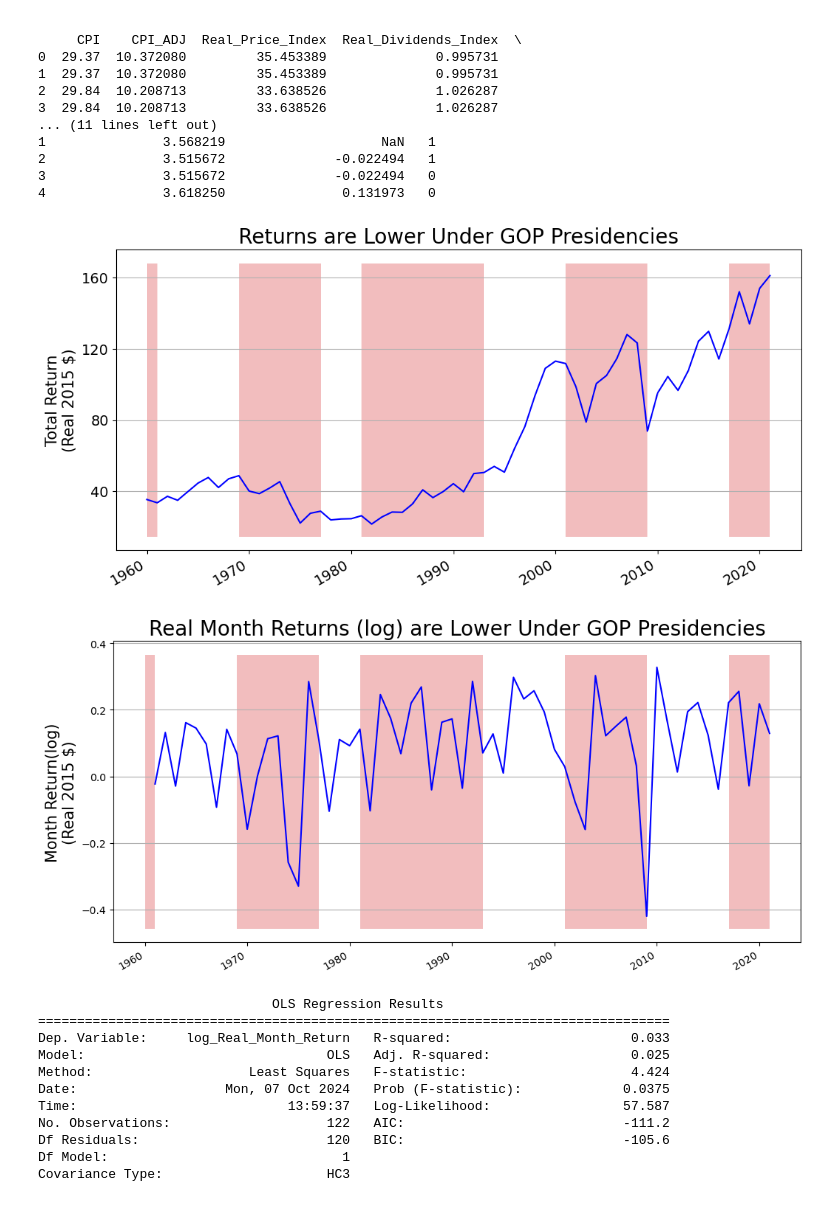
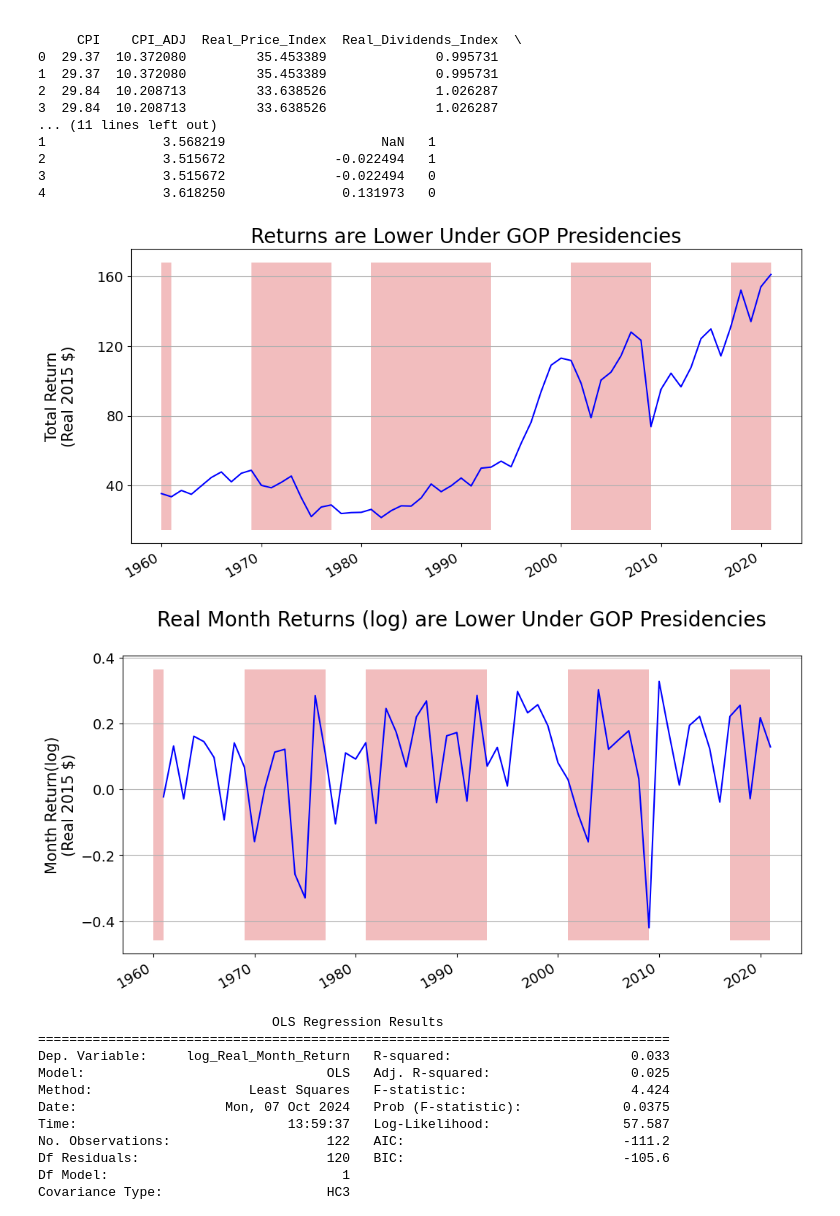
Before and after one commit to yazzymettawa/as.180.369, a Jupyter notebook: contrib/yazzymettawa/ZahnMVStockReturns Revisions 3.ipynb, the cells around one changed output. Drawn from its saved outputs; the diff is of its cells as text; code cells hidden in the pictures.

Commit message:
ZahnMVStockReturns Revisions 4.ipynb
I added a line break after the title and before the graph to improve readability.

```diff
--- a/contrib/yazzymettawa/ZahnMVStockReturns Revisions 3.ipynb
+++ b/contrib/yazzymettawa/ZahnMVStockReturns Revisions 3.ipynb
@@ -175,7 +175,7 @@ ax.set_title('Returns are Lower Under GOP Presidencies', fontsize = 20)
 # ax.grid(visible=False)
 ax.grid(axis='y')
 ax.set_xlabel('')
-ax.set_ylabel('Total Return\n(Real 2015 $)', fontsize = 15)
+ax.set_ylabel('Total Return\n(Real 2015 $)\n ', fontsize = 15)
 
 ax.set_yticks([40, 80, 120, 160])
 for text in ax.get_yticklabels():
@@ -188,34 +188,39 @@ for text in ax.get_xticklabels():
 # plt.show()
 # f.savefig('matts_plot.png')
 # %% [output]
-[figure, old version]
+[figure, new version]
 # %%
 # Plot log total returns over time. Shade GOP presidential terms
 # convenience function
 def plot_series(ax, df, index='Date', cols=['log_Real_Month_Return'], area='GOP'):
     # convert area variable to boolean
     df[area] = df[area].astype(int).astype(bool)
     # set up an index based on date
     df = df.set_index(keys=index, drop=False)
     # line plot
     df.plot(ax=ax, x=index, y=cols, color='blue', legend=False)
     # extract limits
     y1, y2 = ax.get_ylim()
     ax.fill_between(df[index].index, y1=y1, y2=y2, where=df[area], facecolor='tab:red', alpha=0.3)
     return ax
 
 # set up figure, axis
 f, ax = plt.subplots(figsize=(12, 6))
 plot_series(ax, df)
-ax.set_title('Real Month Returns (log) are Lower Under GOP Presidencies', fontsize = 20)
+
+# Set title and labels
+ax.set_title('Real Month Returns (log) are Lower Under GOP Presidencies\n ', fontsize=20)
+ax.set_xlabel('')
+ax.set_ylabel('Month Return(log)\n(Real 2015 $)', fontsize=15)
+
+# Set tick label size to 14 for both x and y axes
+ax.tick_params(axis='both', which='major', labelsize=14)
+
+# Add gridlines and show plot
 ax.grid(axis='y')
-ax.set_xlabel('')
-ax.set_ylabel('Month Return(log)\n(Real 2015 $)', fontsize = 15)
 plt.show()
-
-ax.tick_params(axis='both', which='major', labelsize=14)
 # %% [output]
-[figure, old version]
+[figure, new version]
 # %%
 # Run OLS regression of Monthly earnings onto GOP president flag
 # Outcome real earnings next period. GOP president is pre-determined.
```
